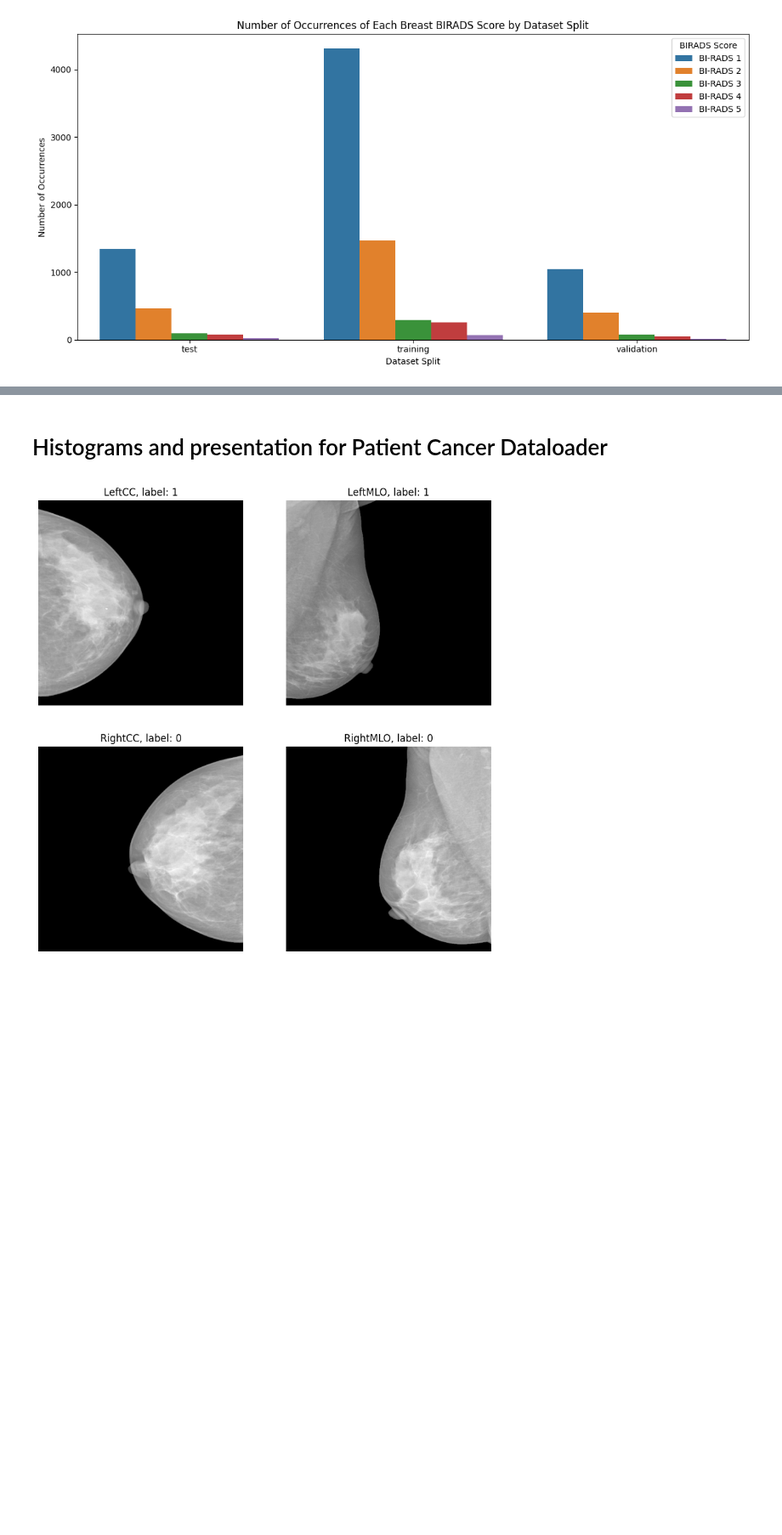
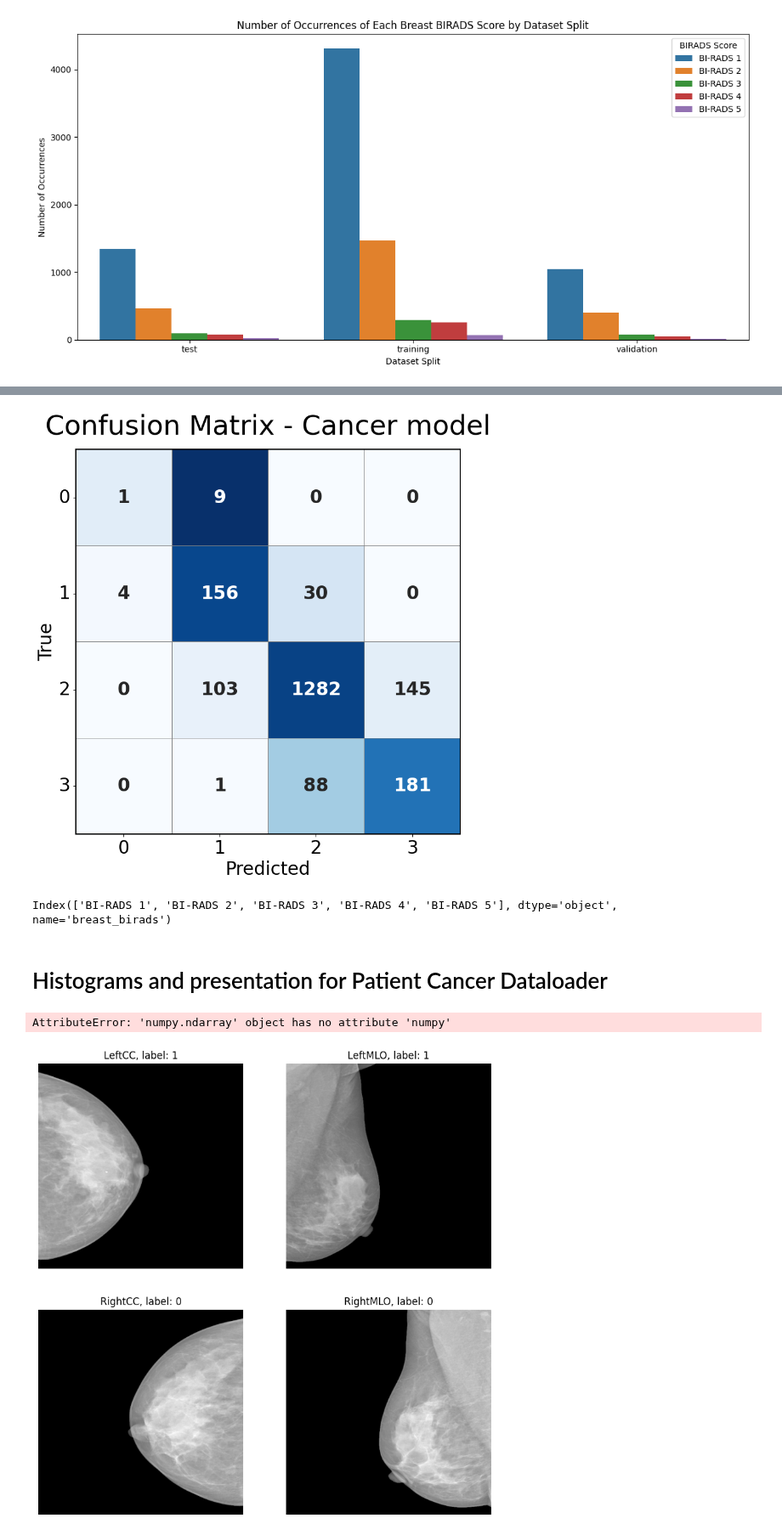
Before and after one commit to hzavadil98/UiT_FYS-8603, a Jupyter notebook: networks_playground.ipynb, the cells around one changed output, grey strips where cells are left out. Shown at 85% size. Saved outputs shown, nothing was run; the diff lists cells and outputs as text; code cells hidden in the pictures; blank space fills up the shorter version.

```diff
--- a/networks_playground.ipynb
+++ b/networks_playground.ipynb
@@ -55,3 +102,63 @@ plt.show()
+# %%
+# Confusion matrix for the cancer model
+
+conf_matrix = np.array([
+    [1216, 120,   4,  1,  0],
+    [ 223, 233,   4,  7,  0],
+    [  55,  31,   3,  3,  1],
+    [  31,  27,   2,  9,  7],
+    [   1,   3,   0,  8, 11]
+])
+
+conf_matrix = np.array([
+    [1,    9,    0,    0],
+    [4,  156,   30,    0],
+    [0,  103, 1282,  145],
+    [0,    1,   88,  181]
+])
+#import matplotlib.pyplot as plt
+#import seaborn as sns
+
+# Normalize per row for relative intensity
+row_normalized = conf_matrix / conf_matrix.sum(axis=1, keepdims=True)
+
+plt.figure(figsize=(10, 10))
+ax = sns.heatmap(
+    row_normalized,
+    annot=conf_matrix,
+    fmt='d',
+    cmap='Blues',
+    cbar=False,  # remove colorbar
+    linewidths=0.5,
+    linecolor='gray',
+    annot_kws={"size": 24, "weight": "bold"},
+    square=True,
+    xticklabels=True,
+    yticklabels=True,
+)
+
+# Axis formatting
+ax.set_xlabel('Predicted', fontsize=24)
+ax.set_ylabel('True', fontsize=24)
+ax.set_title('Confusion Matrix - Cancer model', fontsize=36, pad=20)
+ax.set_xticklabels(ax.get_xticklabels(), fontsize=24)
+ax.set_yticklabels(ax.get_yticklabels(), fontsize=24, rotation=0)
+
+for spine in ax.spines.values():
+    spine.set_visible(True)
+    spine.set_linewidth(1.5)
+
+# Fix clipping
+plt.tight_layout(pad=2.0)
+
+#plt.tight_layout()
+plt.show()
+# %% [output]
+[figure, added]
+# %%
+birads_counts.index
+# %% [output]
+Index(['BI-RADS 1', 'BI-RADS 2', 'BI-RADS 3', 'BI-RADS 4', 'BI-RADS 5'], dtype='object', name='breast_birads')
 # %% [markdown]
 # Histograms and presentation for Patient Cancer Dataloader
 # %%
@@ -87,6 +187,10 @@ def get_labels_from_loader(loader):
     val_labels = np.concatenate(val_labels)
     test_labels = np.concatenate(test_labels)
     return train_labels, val_labels, test_labels
+# %%
+train_labs, val_labs, test_labs = get_labels_from_loader(loader)
+# %% [output]
+AttributeError: 'numpy.ndarray' object has no attribute 'numpy'
 # %%
 loader = Patient_Cancer_Dataloader(
         root_folder='/Users/jazav7774/Library/CloudStorage/OneDrive-UiTOffice365/Data/Mammo/',
```
Also changed, not shown: parts of 2 cells of this notebook, 27 other files.
